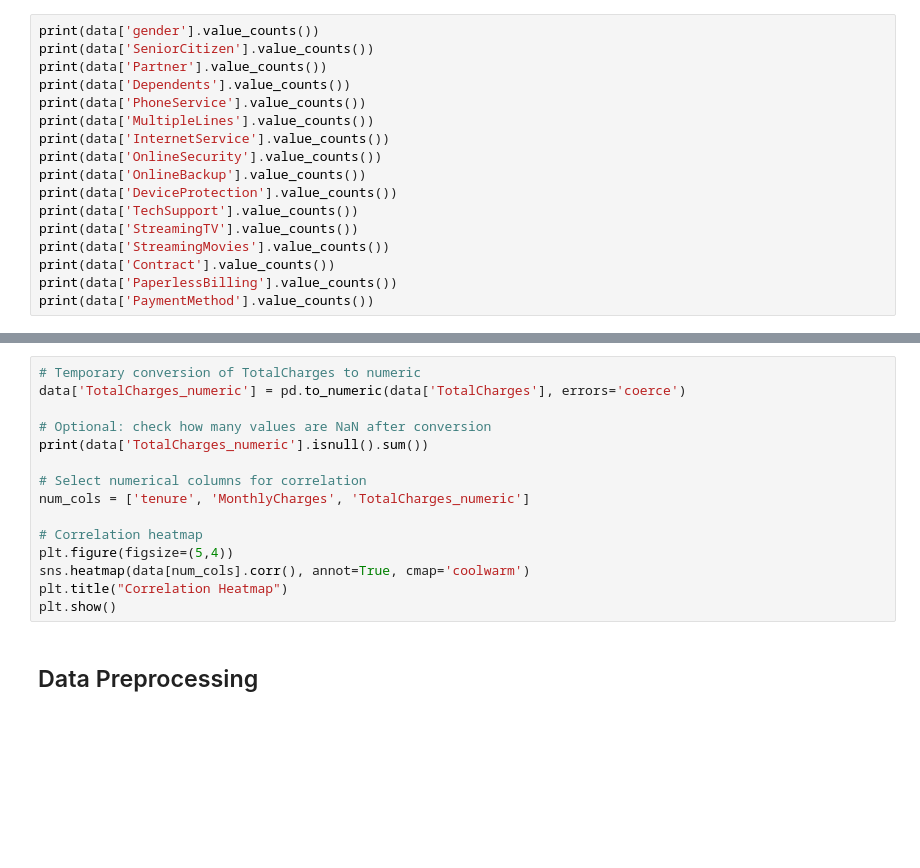
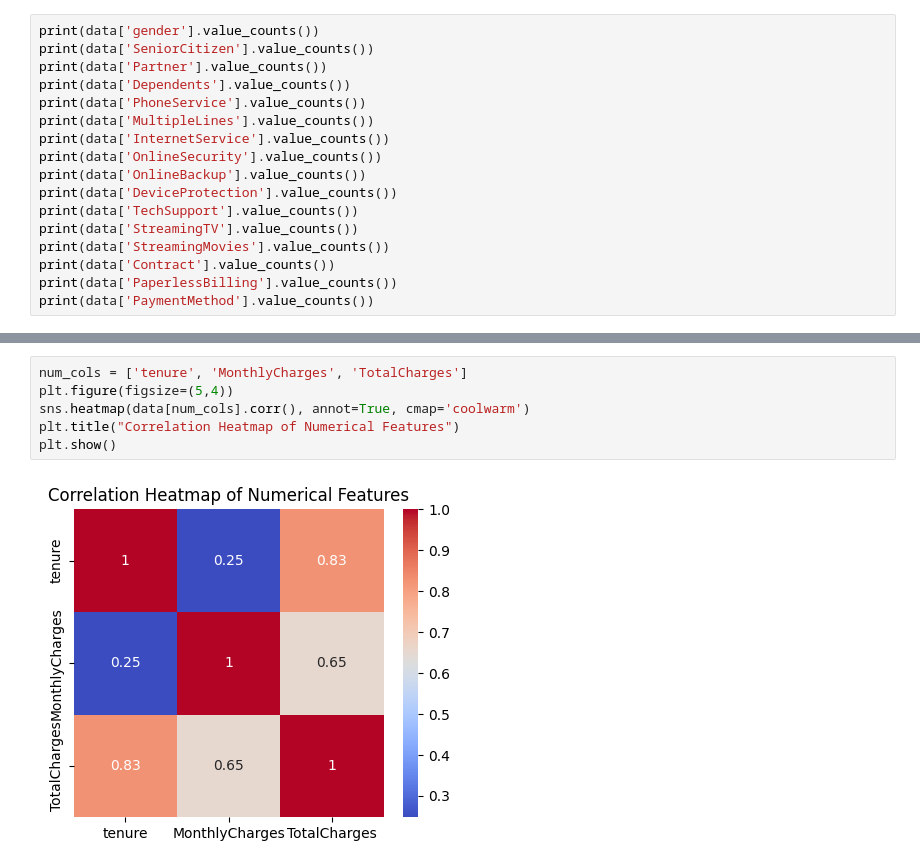
Before and after one commit to Kavishka2401/CustomerChurnPredictionSystem, a Jupyter notebook: CustomerChurnPrediction.ipynb, the cells around one changed output, grey strips where cells are left out. Drawn from its saved outputs; the diff is of its cells as text; blank space fills up the shorter version.

```diff
--- a/CustomerChurnPrediction.ipynb
+++ b/CustomerChurnPrediction.ipynb
@@ -92,17 +122,8 @@ for col in cat_cols:
 # %%
-# Temporary conversion of TotalCharges to numeric
-data['TotalCharges_numeric'] = pd.to_numeric(data['TotalCharges'], errors='coerce')
-
-# Optional: check how many values are NaN after conversion
-print(data['TotalCharges_numeric'].isnull().sum())
-
-# Select numerical columns for correlation
-num_cols = ['tenure', 'MonthlyCharges', 'TotalCharges_numeric']
-
-# Correlation heatmap
+num_cols = ['tenure', 'MonthlyCharges', 'TotalCharges']
 plt.figure(figsize=(5,4))
 sns.heatmap(data[num_cols].corr(), annot=True, cmap='coolwarm')
-plt.title("Correlation Heatmap")
+plt.title("Correlation Heatmap of Numerical Features")
 plt.show()
+# %% [output]
+[figure, added]
-# %% [markdown]
-## Data Preprocessing
```
Also changed, not shown: parts of 9 cells of this notebook.
